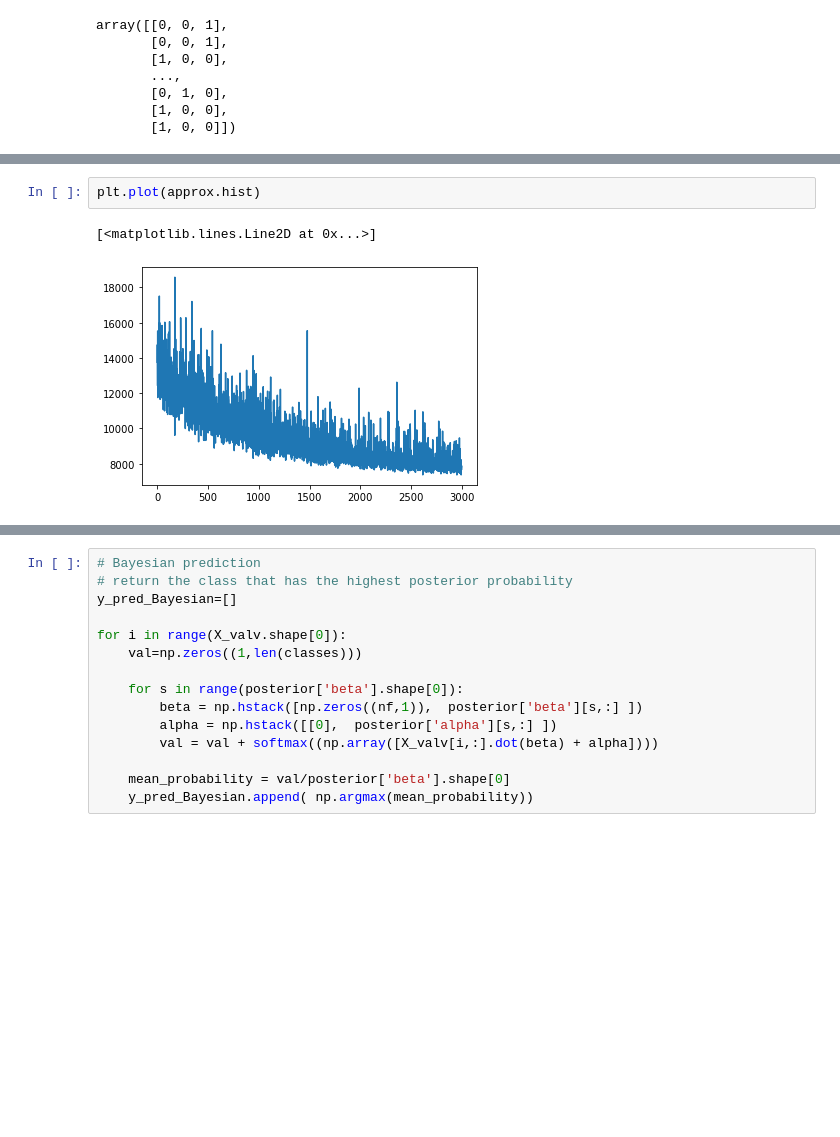
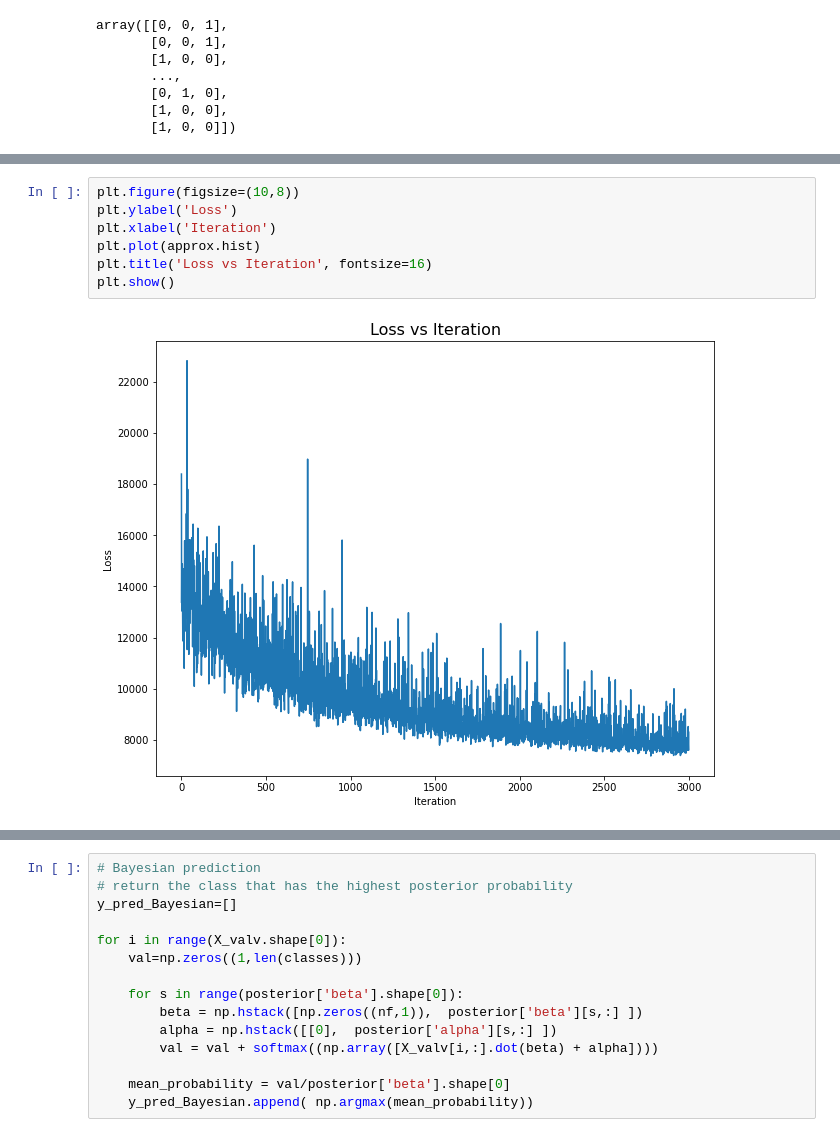
Before and after one commit to darrendefaoite/ET5003_SEM1_2021-2, a Jupyter notebook: Week-1/Etivity1.2.ipynb, the cells around one changed output, grey strips where cells are left out. Drawn from its saved outputs; the diff is of its cells as text; blank space fills up the shorter version.

```diff
--- a/Week-1/Etivity1.2.ipynb
+++ b/Week-1/Etivity1.2.ipynb
@@ -478,5 +487,9 @@ Finished [100%]: Average Loss = 8,174
-# %%
-plt.plot(approx.hist)
-# %% [output]
-[<matplotlib.lines.Line2D at 0x...>]
-[figure, removed]
+# %%
+plt.figure(figsize=(10,8))
+plt.ylabel('Loss')
+plt.xlabel('Iteration')
+plt.plot(approx.hist)
+plt.title('Loss vs Iteration', fontsize=16)
+plt.show()
+# %% [output]
+[figure, added]
```
Also changed, not shown: parts of 25 cells of this notebook.
